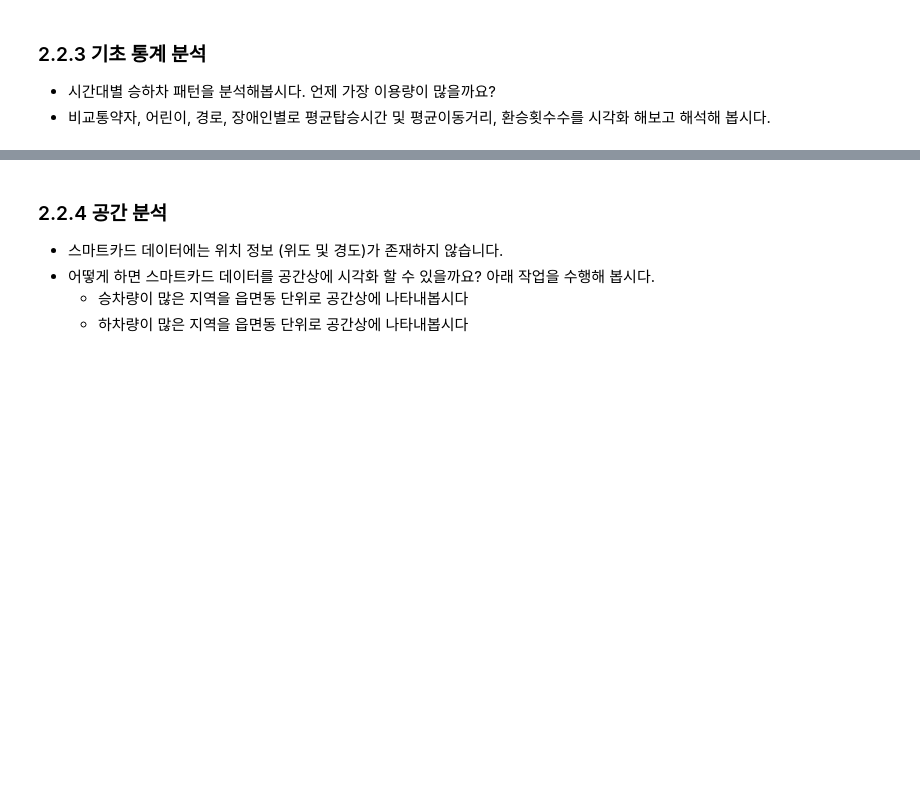
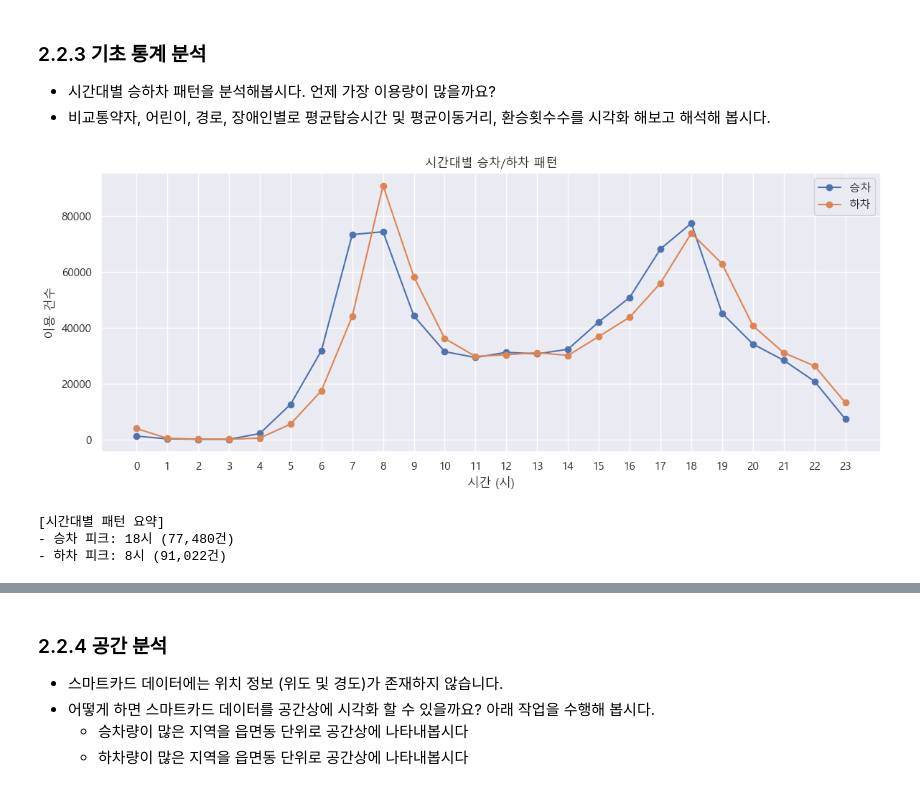
Before and after one commit to jihoyeo/mobility-simulation-book, a Jupyter notebook: ko/chapter2-2.ipynb, the cells around one changed output, grey strips where cells are left out. Cells and saved outputs as stored; diff of their text form; code cells hidden in the pictures; blank space fills up the shorter version.

```diff
--- a/ko/chapter2-2.ipynb
+++ b/ko/chapter2-2.ipynb
@@ -269,3 +314,43 @@ Index(['출발 승차 일시', '출발 교통수단 코드', '출발 교통수
 ### 2.2.3 기초 통계 분석
 - 시간대별 승하차 패턴을 분석해봅시다. 언제 가장 이용량이 많을까요?
 - 비교통약자, 어린이, 경로, 장애인별로 평균탑승시간 및 평균이동거리, 환승횟수수를 시각화 해보고 해석해 봅시다.
+# %%
+# 2.2.3 기초 통계 분석
+# 1) 시간대별 승하차 패턴 (출발시간=승차, 도착시간=하차)
+board_df = df_refined[["출발시간"]].dropna().copy()
+board_df["hour"] = board_df["출발시간"].dt.hour
+
+alight_df = df_refined[["도착시간"]].dropna().copy()
+alight_df["hour"] = alight_df["도착시간"].dt.hour
+
+board_counts = board_df["hour"].value_counts().sort_index()
+alight_counts = alight_df["hour"].value_counts().sort_index()
+
+# 모든 시간대(0~23시) 포함하도록 재색인
+hours = pd.RangeIndex(0, 24)
+board_counts = board_counts.reindex(hours, fill_value=0)
+alight_counts = alight_counts.reindex(hours, fill_value=0)
+
+# 시각화
+fig, ax = plt.subplots(figsize=(12, 5))
+ax.plot(board_counts.index, board_counts.values, marker="o", label="승차")
+ax.plot(alight_counts.index, alight_counts.values, marker="o", label="하차")
+ax.set_xticks(range(0, 24))
+ax.set_xlabel("시간 (시)")
+ax.set_ylabel("이용 건수")
+ax.set_title("시간대별 승차/하차 패턴")
+ax.legend()
+plt.tight_layout()
+plt.show()
+
+# 요약 출력
+peak_board_hour = int(board_counts.idxmax())
+peak_alight_hour = int(alight_counts.idxmax())
+print("[시간대별 패턴 요약]")
+print(f"- 승차 피크: {peak_board_hour}시 ({board_counts.max():,}건)")
+print(f"- 하차 피크: {peak_alight_hour}시 ({alight_counts.max():,}건)")
+# %% [output]
+[figure, added]
+[시간대별 패턴 요약]
+- 승차 피크: 18시 (77,480건)
+- 하차 피크: 8시 (91,022건)
```
Also changed, not shown: parts of 11 cells of this notebook.
